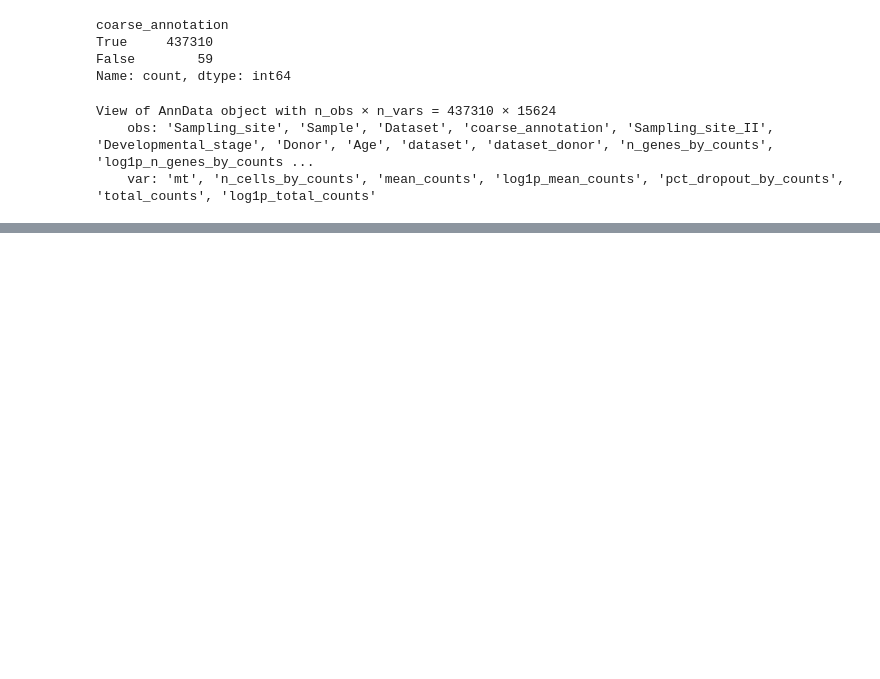
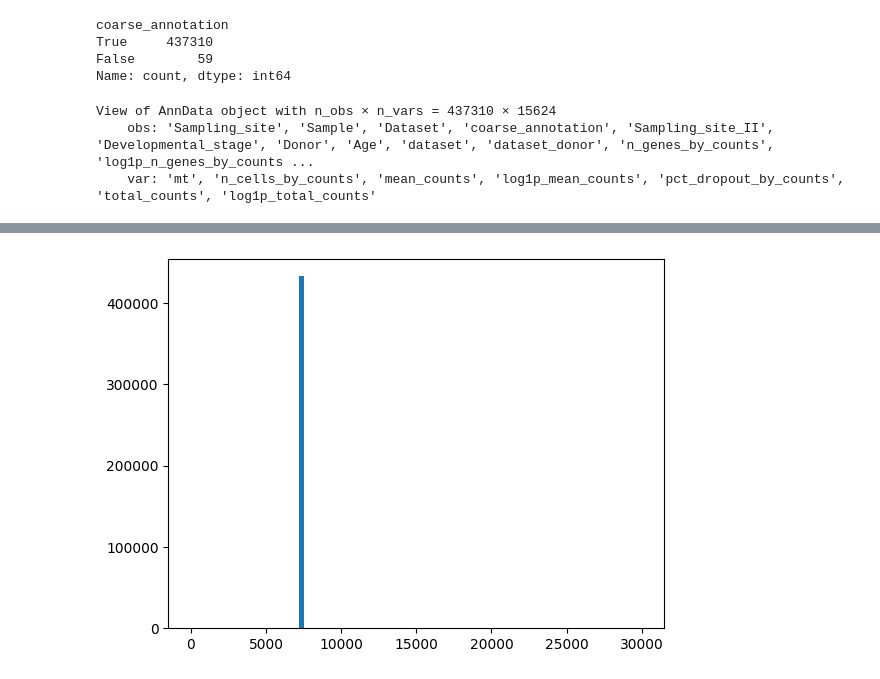
Before and after one commit to cellgeni/ovary, a Jupyter notebook: 02.prepare_for_scvi.ipynb, the cells around one changed output, grey strips where cells are left out. Drawn from its saved outputs; the diff is of its cells as text; code cells hidden in the pictures; blank space fills up the shorter version.

```diff
--- a/02.prepare_for_scvi.ipynb
+++ b/02.prepare_for_scvi.ipynb
@@ -552,0 +793,5 @@ data.write_h5ad(lustre_path+'/data/combined_pycistopic_gene_matrix_plus_ref.h5ad
+# %%
+sc.pp.normalize_total(data,)
+z=plt.hist(np.asarray(data.X.sum(1)),100,range=(0,30000))
+# %% [output]
+[figure, added]
```
Also changed, not shown: parts of 29 cells of this notebook, 8 other files.
